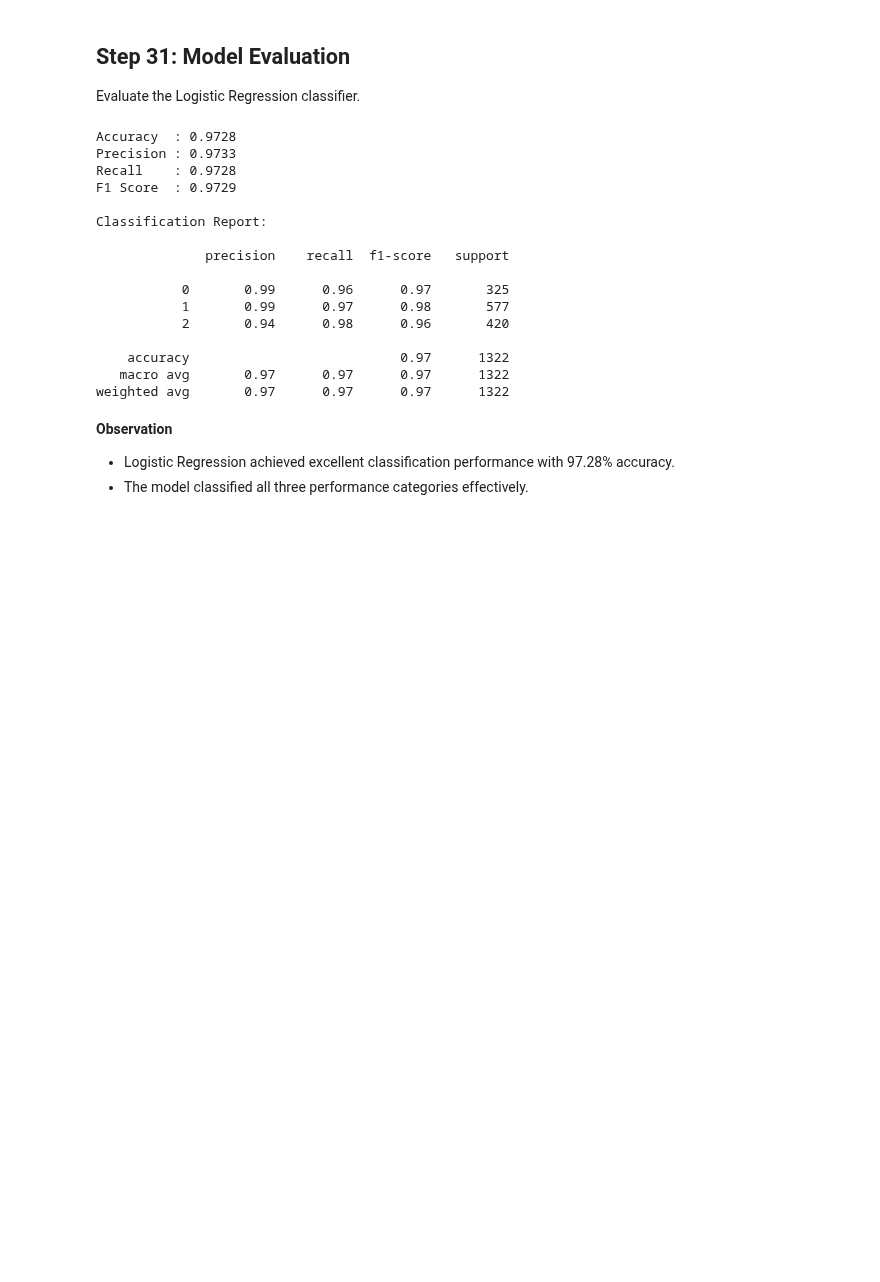
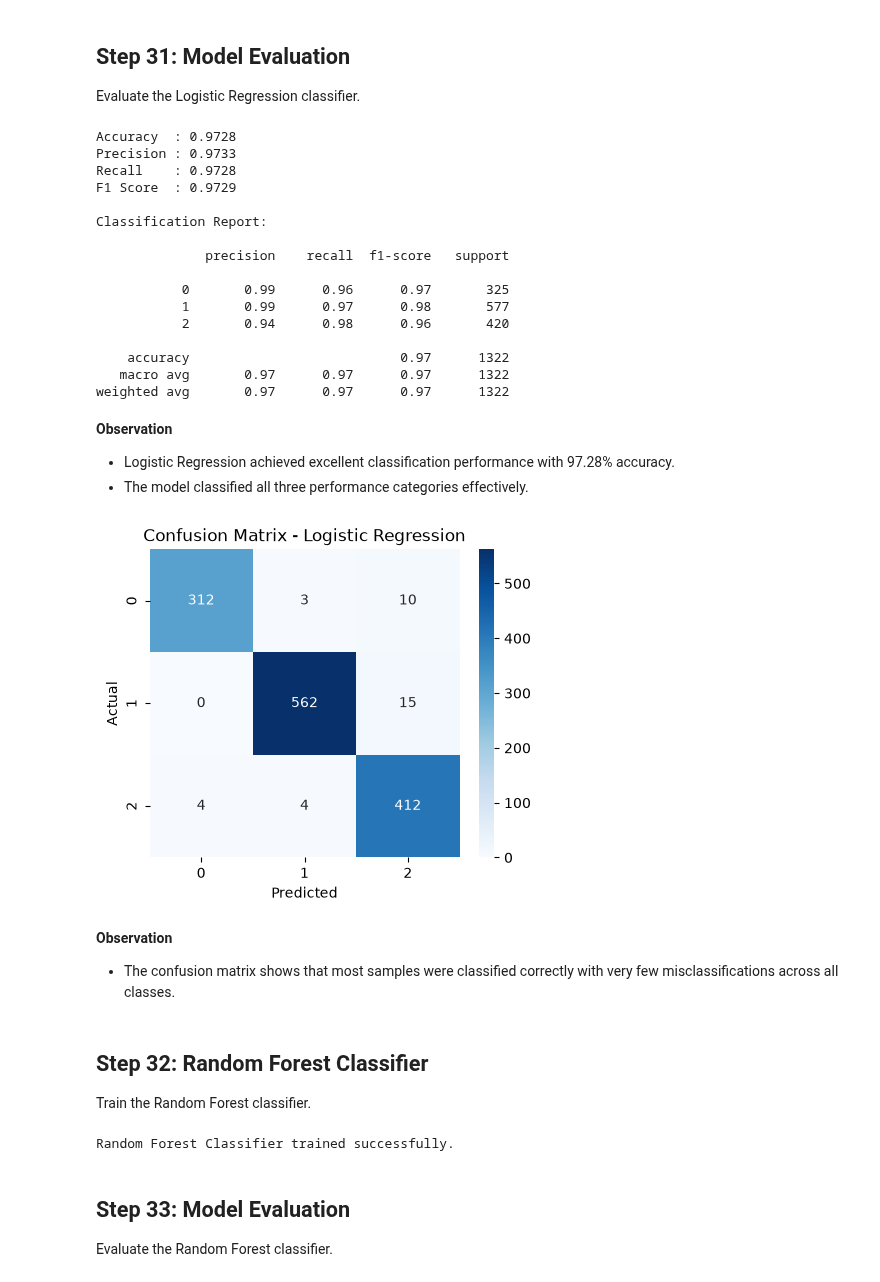
Before and after one commit to heydhwani/Smart_Study_Performance_Predictor, a Jupyter notebook: notebooks/smart_study_performance_predictor.ipynb, the cells around one changed output. Cells and saved outputs as stored; diff of their text form; code cells hidden in the pictures; blank space fills up the shorter version.

```diff
--- a/notebooks/smart_study_performance_predictor.ipynb
+++ b/notebooks/smart_study_performance_predictor.ipynb
@@ -833,3 +833,53 @@ weighted avg       0.97      0.97      0.97      1322
 
 - Logistic Regression achieved excellent classification performance with 97.28% accuracy.
 - The model classified all three performance categories effectively.
+# %%
+import matplotlib.pyplot as plt
+import seaborn as sns
+
+cm = confusion_matrix(y_test_cls, y_pred_lr)
+
+plt.figure(figsize=(5,4))
+sns.heatmap(
+    cm,
+    annot=True,
+    fmt="d",
+    cmap="Blues"
+)
+
+plt.xlabel("Predicted")
+plt.ylabel("Actual")
+plt.title("Confusion Matrix - Logistic Regression")
+
+plt.show()
+# %% [output]
+[figure, added]
+# %% [markdown]
+**Observation**
+
+- The confusion matrix shows that most samples were classified correctly with very few misclassifications across all classes.
+# %% [markdown]
+## Step 32: Random Forest Classifier
+
+Train the Random Forest classifier.
+# %%
+from sklearn.ensemble import RandomForestClassifier
+
+rf_cls = RandomForestClassifier(
+    n_estimators=200,
+    max_depth=10,
+    min_samples_split=10,
+    min_samples_leaf=4,
+    random_state=42,
+    n_jobs=-1
+)
+
+rf_cls.fit(X_train_cls, y_train_cls)
+
+print("Random Forest Classifier trained successfully.")
+# %% [output]
+Random Forest Classifier trained successfully.
+# %% [markdown]
+## Step 33: Model Evaluation
+
+Evaluate the Random Forest classifier.
```
Also changed, not shown: parts of 8 cells of this notebook, 2 other files.
